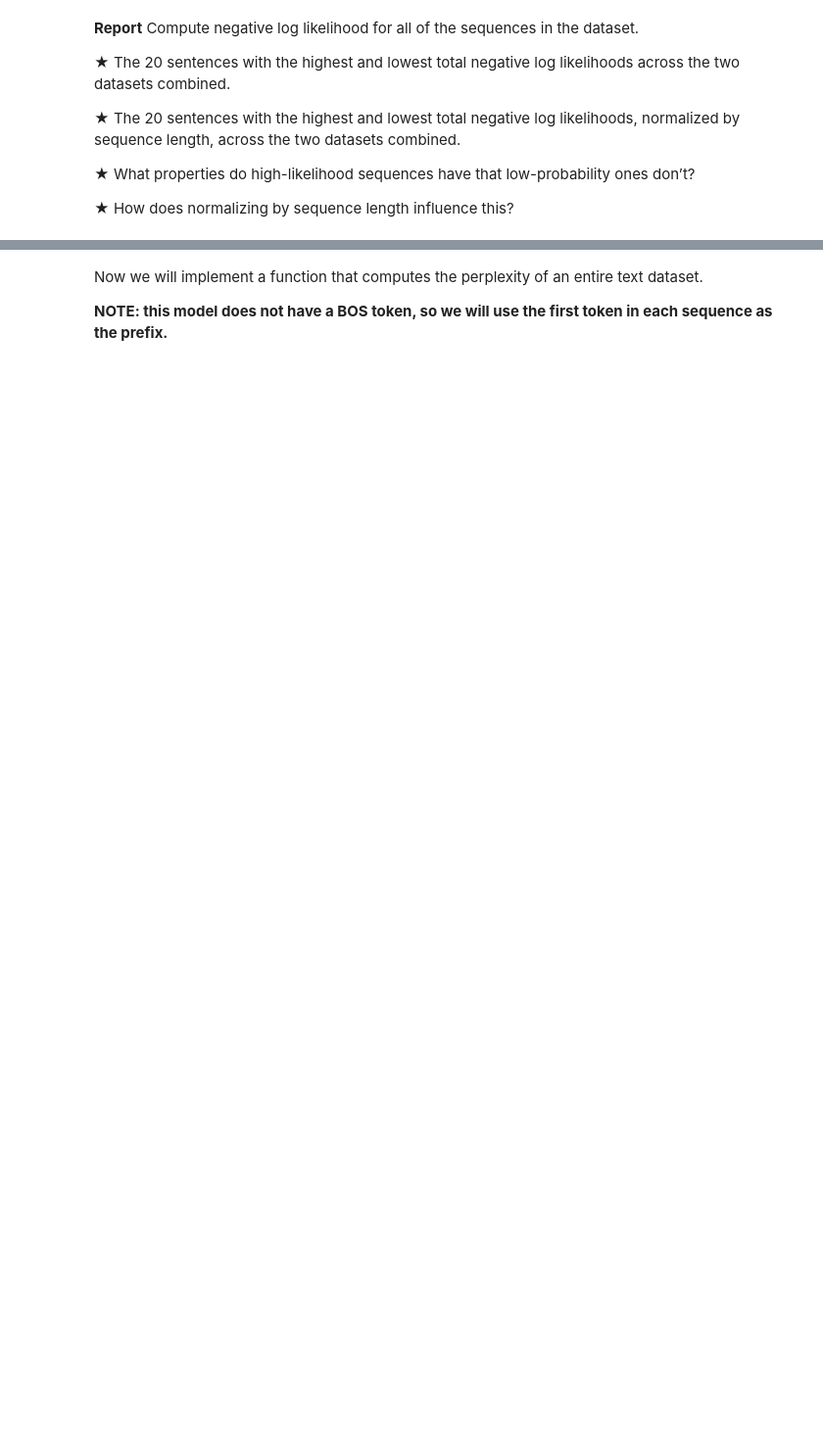
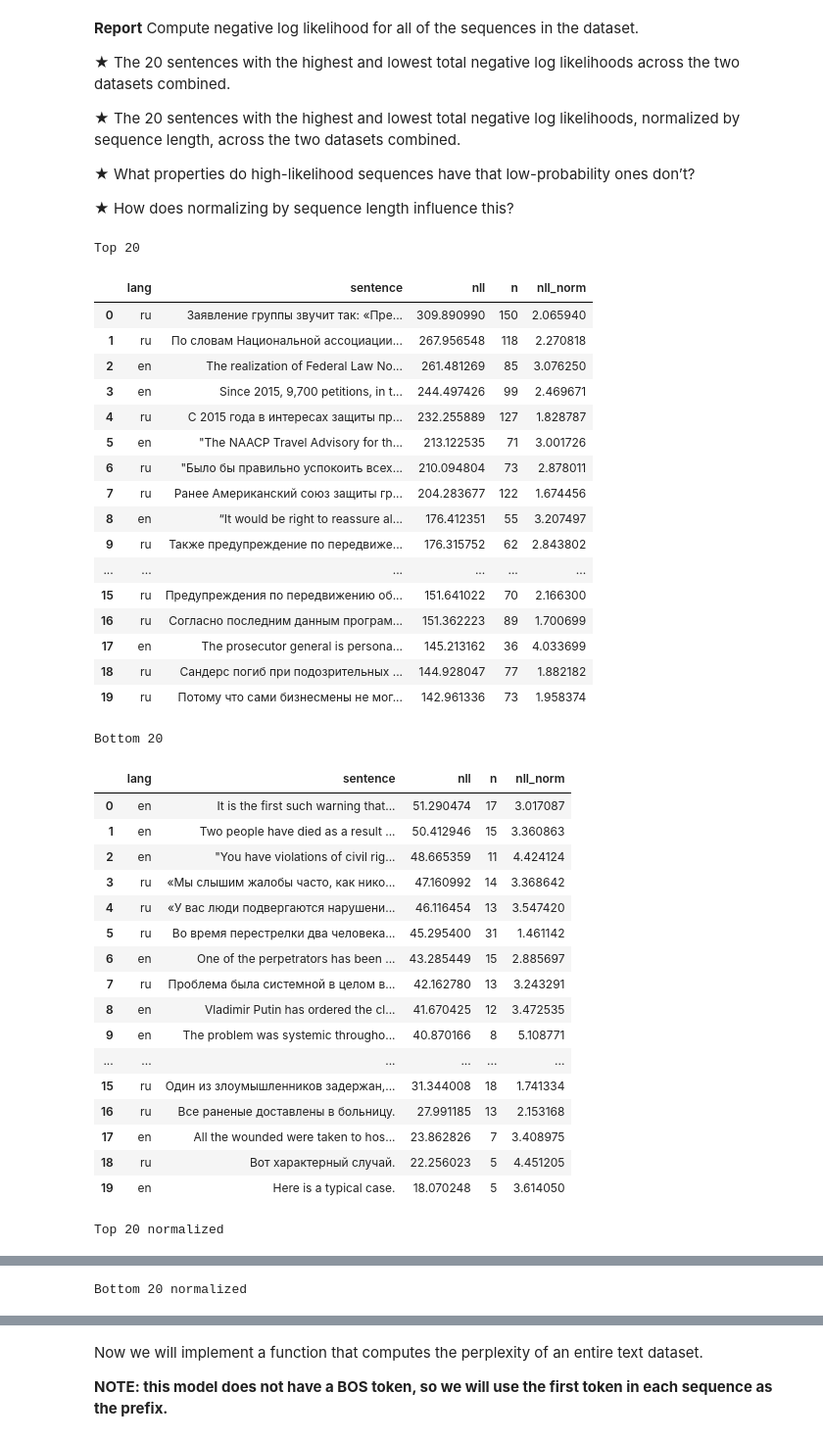
Before and after one commit to keace888/eecs183-283A-26fall-hw3, a Jupyter notebook: hw3.ipynb, the cells around one changed output, grey strips where cells are left out. Shown at 98% size. Cells and saved outputs as stored; diff of their text form; code cells hidden in the pictures; blank space fills up the shorter version.

```diff
--- a/hw3.ipynb
+++ b/hw3.ipynb
@@ -193,5 +197,19 @@ first token as conditioning context and score the remaining tokens. In
 rankings, state whether your length includes the conditioning token and use the
 same convention throughout.
 # %%
+import math
+import re
 def sequence_prob(prefix: str, text: str, temperature: float):
-  pass #TODO
+  ids = tokenizer.encode(text, add_special_tokens=False)
+  sentence_tok = [tokenizer.decode([t_id]) for t_id in ids]
+  loss = 0
+  for i, (token_id, token) in enumerate(zip(ids, sentence_tok)):
+    if i == 0:
+      s = prefix
+    probs = next_tok_prob(s, temperature)
+    loss += math.log(probs[token_id].item())
+    #print(f"p({token} | {s})")
+    s += token
+    #print()
+  return -1*loss
+sequence_prob('the', ' cat sat, on my lap.', 1)
@@ -205,3 +229,63 @@ def sequence_prob(prefix: str, text: str, temperature: float):
 ★ What properties do high-likelihood sequences have that low-probability ones don’t?
 
 ★ How does normalizing by sequence length influence this?
+# %%
+records = []
+for lang, sents in [("en", english_sentences), ("ru", russian_sentences)]:
+    for s in sents:
+        ids = tokenizer.encode(s, add_special_tokens=False)
+        prefix, text = tokenizer.decode(ids[:1]), tokenizer.decode(ids[1:])
+        nll = sequence_prob(prefix, text, 1)
+        n = len(ids) - 1
+        records.append({"lang": lang, "sentence": s, "nll": nll, "n": n, "nll_norm": nll / n})
+# %%
+import pandas as pd
+by_total = sorted(records, key=lambda r: r["nll"], reverse=True)
+by_norm  = sorted(records, key=lambda r: r["nll_norm"], reverse=True)
+
+top20_total, bottom20_total = by_total[:20], by_total[-20:]
+top20_norm, bottom20_norm  = by_norm[:20],  by_norm[-20:]
+
+display(pd.DataFrame(top20_total).style.set_caption("Top 20"))
+display(pd.DataFrame(bottom20_total).style.set_caption('Bottom 20'))
+
+display(pd.DataFrame(top20_norm).style.set_caption("Top 20 normalized"))
+display(pd.DataFrame(bottom20_total).style.set_caption('Bottom 20 normalized'))
+# %% [output]
+Top 20
+|  | lang | sentence | nll | n | nll_norm |
+| 0 | ru | Заявление группы звучит так: «Пре... | 309.890990 | 150 | 2.065940 |
+| 1 | ru | По словам Национальной ассоциации... | 267.956548 | 118 | 2.270818 |
+| 2 | en | The realization of Federal Law No... | 261.481269 | 85 | 3.076250 |
+| 3 | en | Since 2015, 9,700 petitions, in t... | 244.497426 | 99 | 2.469671 |
+| 4 | ru | С 2015 года в интересах защиты пр... | 232.255889 | 127 | 1.828787 |
+| 5 | en | "The NAACP Travel Advisory for th... | 213.122535 | 71 | 3.001726 |
+| 6 | ru | "Было бы правильно успокоить всех... | 210.094804 | 73 | 2.878011 |
+| 7 | ru | Ранее Американский союз защиты гр... | 204.283677 | 122 | 1.674456 |
+| 8 | en | “It would be right to reassure al... | 176.412351 | 55 | 3.207497 |
+| 9 | ru | Также предупреждение по передвиже... | 176.315752 | 62 | 2.843802 |
+| ... | ... | ... | ... | ... | ... |
+| 15 | ru | Предупреждения по передвижению об... | 151.641022 | 70 | 2.166300 |
+| 16 | ru | Согласно последним данным програм... | 151.362223 | 89 | 1.700699 |
+| 17 | en | The prosecutor general is persona... | 145.213162 | 36 | 4.033699 |
+| 18 | ru | Сандерс погиб при подозрительных ... | 144.928047 | 77 | 1.882182 |
+| 19 | ru | Потому что сами бизнесмены не мог... | 142.961336 | 73 | 1.958374 |
+Bottom 20
+|  | lang | sentence | nll | n | nll_norm |
+| 0 | en | It is the first such warning that... | 51.290474 | 17 | 3.017087 |
+| 1 | en | Two people have died as a result ... | 50.412946 | 15 | 3.360863 |
+| 2 | en | "You have violations of civil rig... | 48.665359 | 11 | 4.424124 |
+| 3 | ru | «Мы слышим жалобы часто, как нико... | 47.160992 | 14 | 3.368642 |
+| 4 | ru | «У вас люди подвергаются нарушени... | 46.116454 | 13 | 3.547420 |
+| 5 | ru | Во время перестрелки два человека... | 45.295400 | 31 | 1.461142 |
+| 6 | en | One of the perpetrators has been ... | 43.285449 | 15 | 2.885697 |
+| 7 | ru | Проблема была системной в целом в... | 42.162780 | 13 | 3.243291 |
+| 8 | en | Vladimir Putin has ordered the cl... | 41.670425 | 12 | 3.472535 |
+| 9 | en | The problem was systemic througho... | 40.870166 | 8 | 5.108771 |
+| ... | ... | ... | ... | ... | ... |
+| 15 | ru | Один из злоумышленников задержан,... | 31.344008 | 18 | 1.741334 |
+| 16 | ru | Все раненые доставлены в больницу. | 27.991185 | 13 | 2.153168 |
+| 17 | en | All the wounded were taken to hos... | 23.862826 | 7 | 3.408975 |
+| 18 | ru | Вот характерный случай. | 22.256023 | 5 | 4.451205 |
+| 19 | en | Here is a typical case. | 18.070248 | 5 | 3.614050 |
+Top 20 normalized
@@ -207,0 +309 @@ def sequence_prob(prefix: str, text: str, temperature: float):
+Bottom 20 normalized
```
Also changed, not shown: parts of 6 cells of this notebook.
